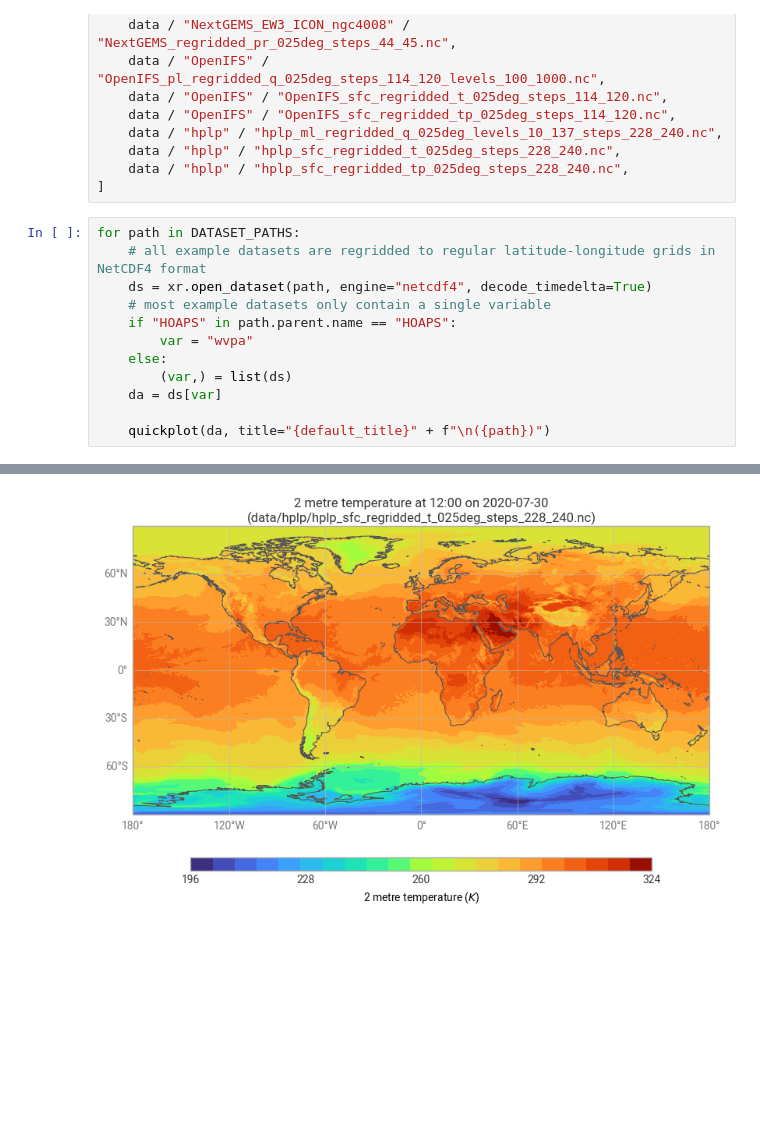
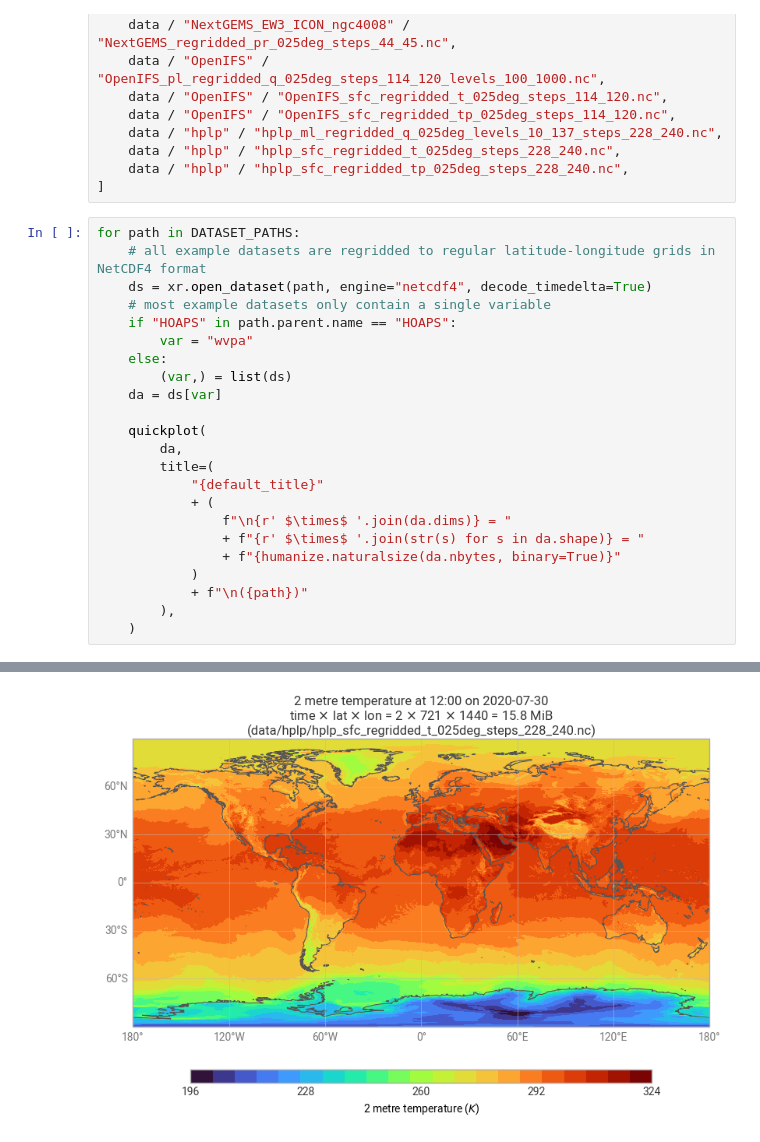
Before and after one commit to climet-eu/egu26-compression-sc2-5, a Jupyter notebook: 02-datasets.ipynb, the cells around one changed output, grey strips where cells are left out. Drawn from its saved outputs; the diff is of its cells as text; blank space fills up the shorter version.

Commit message:
Add shape info to the datasets notebook

```diff
--- a/02-datasets.ipynb
+++ b/02-datasets.ipynb
@@ -39,5 +40,16 @@ for path in DATASET_PATHS:
         (var,) = list(ds)
     da = ds[var]
 
-    quickplot(da, title="{default_title}" + f"\n({path})")
+    quickplot(
+        da,
+        title=(
+            "{default_title}"
+            + (
+                f"\n{r' $\times$ '.join(da.dims)} = "
+                + f"{r' $\times$ '.join(str(s) for s in da.shape)} = "
+                + f"{humanize.naturalsize(da.nbytes, binary=True)}"
+            )
+            + f"\n({path})"
+        ),
+    )
 # %% [output]
@@ -53 +65 @@ for path in DATASET_PATHS:
-[figure, old version]
+[figure, new version]
```
Also changed, not shown: parts of 2 cells of this notebook, 2 other files.
